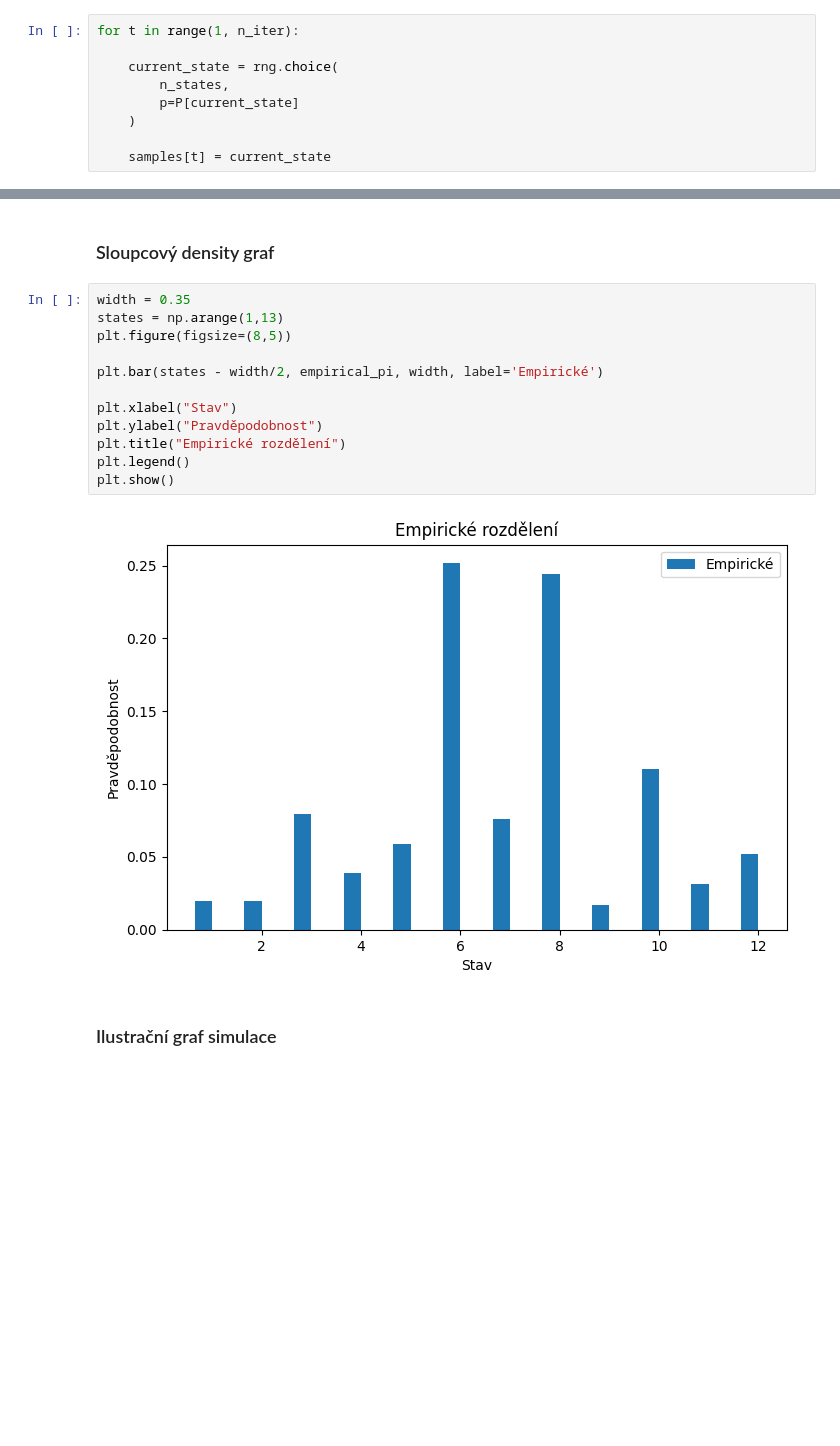
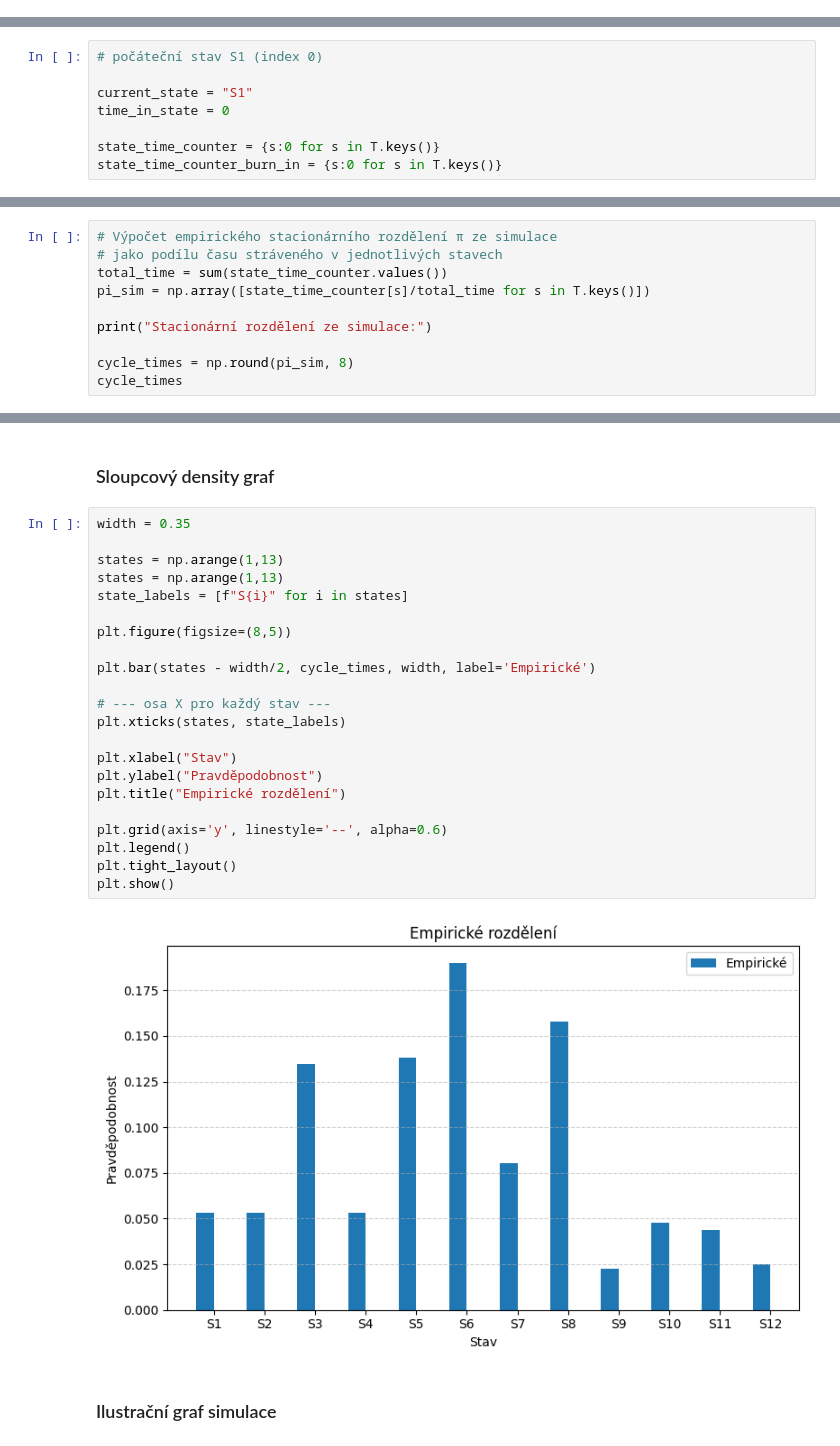
Before and after one commit to UsmanovSla/MGD-RSS, a Jupyter notebook: model/03_StochModel/SM_03_MCMC_samples.ipynb, the cells around one changed output, grey strips where cells are left out. Drawn from its saved outputs; the diff is of its cells as text; blank space fills up the shorter version.

```diff
--- a/model/03_StochModel/SM_03_MCMC_samples.ipynb
+++ b/model/03_StochModel/SM_03_MCMC_samples.ipynb
@@ -59,9 +23,0 @@ samples[0] = current_state
-# %%
-for t in range(1, n_iter):
-
-    current_state = rng.choice(
-        n_states,
-        p=P[current_state]
-    )
-
-    samples[t] = current_state
@@ -72,0 +71,8 @@ states = samples + 1
+# %%
+# počáteční stav S1 (index 0)
+
+current_state = "S1"
+time_in_state = 0
+
+state_time_counter = {s:0 for s in T.keys()}
+state_time_counter_burn_in = {s:0 for s in T.keys()}
@@ -84,0 +127,10 @@ Empirické rozdělení:
+# %%
+# Výpočet empirického stacionárního rozdělení π ze simulace
+# jako podílu času stráveného v jednotlivých stavech
+total_time = sum(state_time_counter.values())
+pi_sim = np.array([state_time_counter[s]/total_time for s in T.keys()])
+
+print("Stacionární rozdělení ze simulace:")
+
+cycle_times = np.round(pi_sim, 8)
+cycle_times
@@ -86,17 +142,27 @@ Empirické rozdělení:
 ### Sloupcový density graf
 # %%
 width = 0.35
+
 states = np.arange(1,13)
+states = np.arange(1,13)
+state_labels = [f"S{i}" for i in states]
+
 plt.figure(figsize=(8,5))
 
-plt.bar(states - width/2, empirical_pi, width, label='Empirické')
+plt.bar(states - width/2, cycle_times, width, label='Empirické')
+
+# --- osa X pro každý stav ---
+plt.xticks(states, state_labels)
 
 plt.xlabel("Stav")
 plt.ylabel("Pravděpodobnost")
 plt.title("Empirické rozdělení")
+
+plt.grid(axis='y', linestyle='--', alpha=0.6)
 plt.legend()
+plt.tight_layout()
 plt.show()
 # %% [output]
-[figure, old version]
+[figure, new version]
 # %% [markdown]
 ### Ilustrační graf simulace
```
Also changed, not shown: parts of 32 cells of this notebook, 42 other files.
